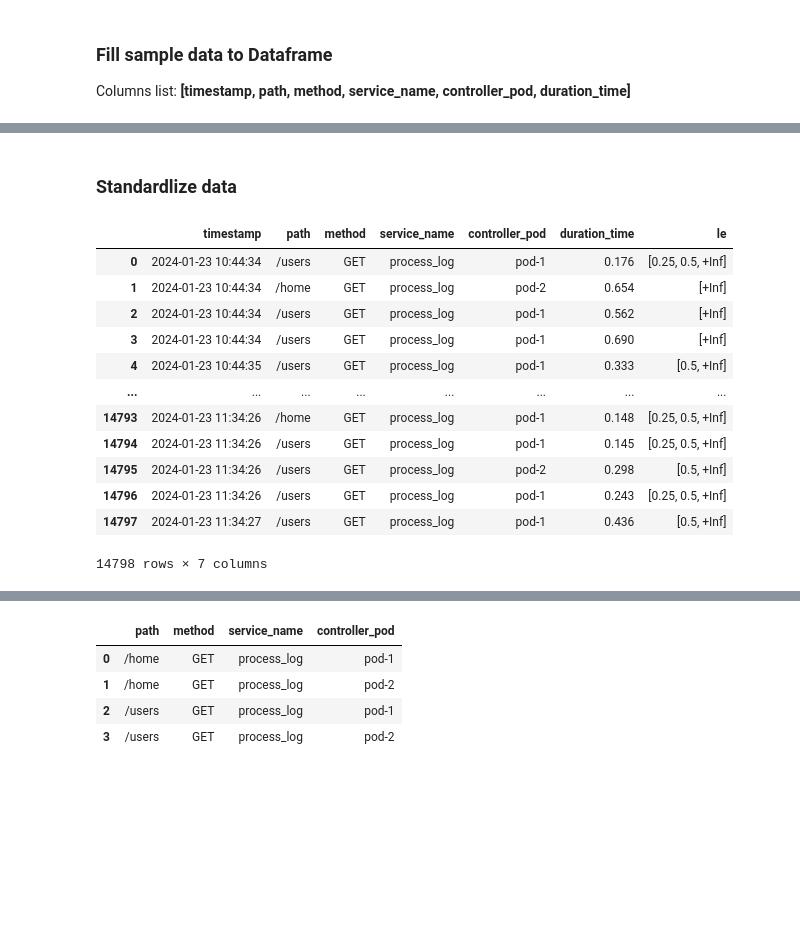
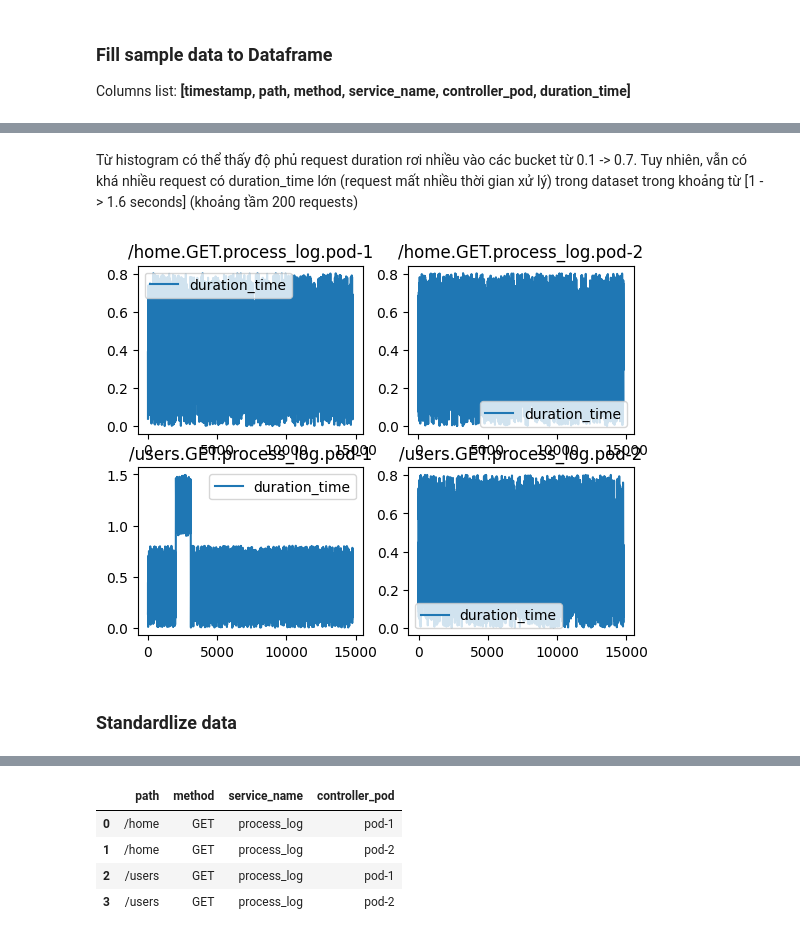
Before and after one commit to vuvietnguyenit/data_analystic, a Jupyter notebook: notebooks/calculate_latency_duration_time.ipynb, the cells around one changed output, grey strips where cells are left out. Drawn from its saved outputs; the diff is of its cells as text; code cells hidden in the pictures; blank space fills up the shorter version.

```diff
--- a/notebooks/calculate_latency_duration_time.ipynb
+++ b/notebooks/calculate_latency_duration_time.ipynb
@@ -67,3 +67,12 @@ root_df
+# %% [markdown]
+Từ histogram có thể thấy độ phủ request duration rơi nhiều vào các bucket từ 0.1 -> 0.7. Tuy nhiên, vẫn có khá nhiều request có duration_time lớn (request mất nhiều thời gian xử lý) trong dataset trong khoảng từ [1 -> 1.6 seconds] (khoảng tầm 200 requests)
+# %%
+fig, axes = plt.subplots(nrows=2, ncols=2)
+grouped = root_df.groupby(group_by_el)
+for (name, df), ax in zip(grouped, axes.flatten()):
+    df.plot(y='duration_time', ax=ax, title=".".join(name))
+# %% [output]
+[figure, added]
 # %% [markdown]
 ### Standardlize data
 # %%
@@ -81,19 +93,3 @@ def bucketing(duration_time):
     return res
 
 root_df["le"] = root_df["duration_time"].apply(lambda x: bucketing(x))
-# %%
-root_df
-# %% [output]
-|  | timestamp | path | method | service_name | controller_pod | duration_time | le |
-| 0 | 2024-01-23 10:44:34 | /users | GET | process_log | pod-1 | 0.176 | [0.25, 0.5, +Inf] |
-| 1 | 2024-01-23 10:44:34 | /home | GET | process_log | pod-2 | 0.654 | [+Inf] |
-| 2 | 2024-01-23 10:44:34 | /users | GET | process_log | pod-1 | 0.562 | [+Inf] |
-| 3 | 2024-01-23 10:44:34 | /users | GET | process_log | pod-1 | 0.690 | [+Inf] |
-| 4 | 2024-01-23 10:44:35 | /users | GET | process_log | pod-1 | 0.333 | [0.5, +Inf] |
-| ... | ... | ... | ... | ... | ... | ... | ... |
-| 14793 | 2024-01-23 11:34:26 | /home | GET | process_log | pod-1 | 0.148 | [0.25, 0.5, +Inf] |
-| 14794 | 2024-01-23 11:34:26 | /users | GET | process_log | pod-1 | 0.145 | [0.25, 0.5, +Inf] |
-| 14795 | 2024-01-23 11:34:26 | /users | GET | process_log | pod-2 | 0.298 | [0.5, +Inf] |
-| 14796 | 2024-01-23 11:34:26 | /users | GET | process_log | pod-1 | 0.243 | [0.25, 0.5, +Inf] |
-| 14797 | 2024-01-23 11:34:27 | /users | GET | process_log | pod-1 | 0.436 | [0.5, +Inf] |
-14798 rows × 7 columns
```
Also changed, not shown: parts of 21 cells of this notebook, 3 other files.
